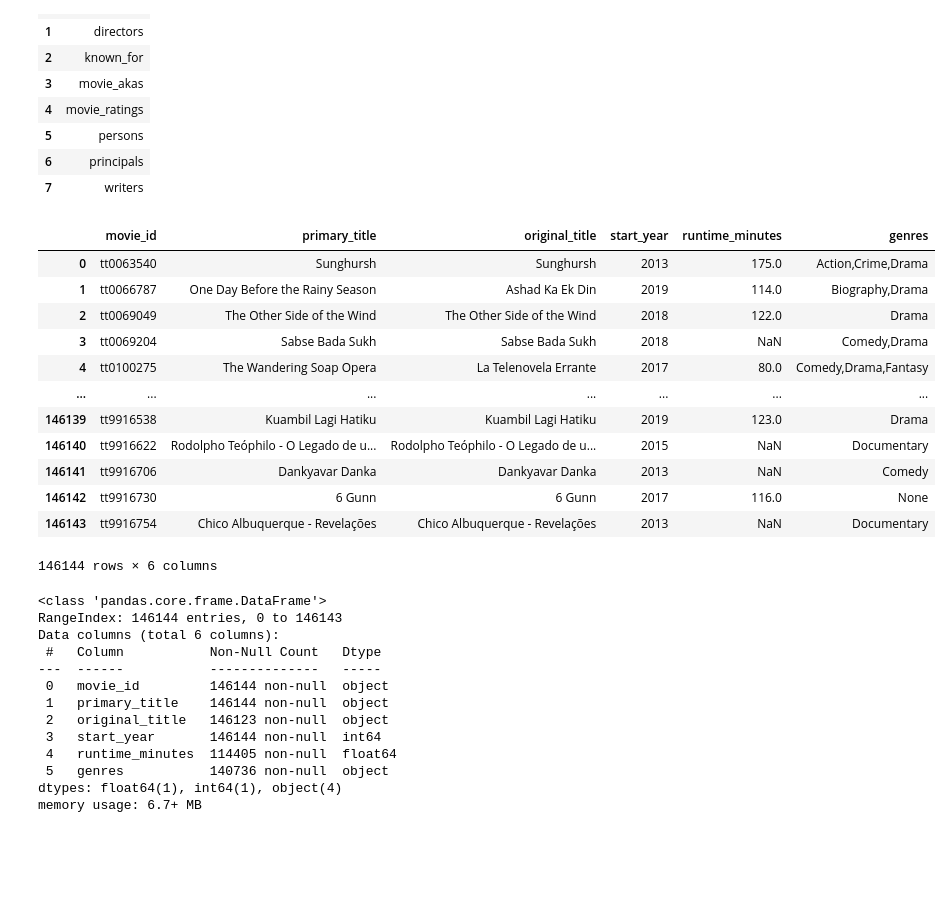
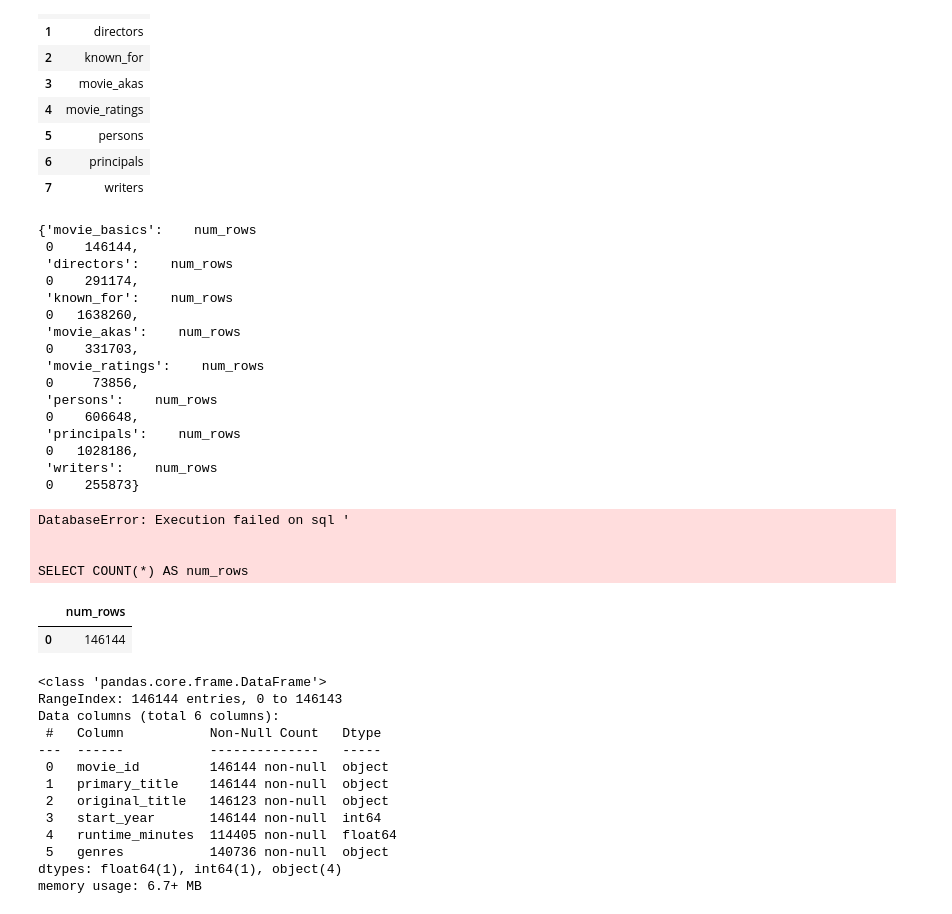
Before and after one commit to ckucewicz/movie_analysis_project, a Jupyter notebook: miscellaneous_notebook.ipynb, the cells around one changed output. Cells and saved outputs as stored; diff of their text form; code cells hidden in the pictures; blank space fills up the shorter version.

```diff
--- a/miscellaneous_notebook.ipynb
+++ b/miscellaneous_notebook.ipynb
@@ -224,29 +211,59 @@ db_tables
 | 5 | persons |
 | 6 | principals |
 | 7 | writers |
+# %%
+table_names = list(db_tables['name'])
+
+tables = {key: None for key in table_names}
+
+for table_name in tables.keys():
+    sqlite_table = f"SELECT COUNT(*) AS num_rows FROM {table_name}"
+    tables[table_name] = pd.read_sql(sqlite_table, conn)
+
+tables
+# %% [output]
+{'movie_basics':    num_rows
+ 0    146144,
+ 'directors':    num_rows
+ 0    291174,
+ 'known_for':    num_rows
+ 0   1638260,
+ 'movie_akas':    num_rows
+ 0    331703,
+ 'movie_ratings':    num_rows
+ 0     73856,
+ 'persons':    num_rows
+ 0    606648,
+ 'principals':    num_rows
+ 0   1028186,
+ 'writers':    num_rows
+ 0    255873}
+# %%
+pd.read_sql("""
+
+
+SELECT COUNT(*) AS num_rows
+FROM movie_basics
+DROP INDEX
+
+""", conn)
+# %% [output]
+DatabaseError: Execution failed on sql '
+
+
+SELECT COUNT(*) AS num_rows
 # %%
 movie_basics = pd.read_sql("""
 
-SELECT *
+SELECT COUNT(*) AS num_rows
 FROM movie_basics
 
 """, conn)
 
 movie_basics
 # %% [output]
-|  | movie_id | primary_title | original_title | start_year | runtime_minutes | genres |
-| 0 | tt0063540 | Sunghursh | Sunghursh | 2013 | 175.0 | Action,Crime,Drama |
-| 1 | tt0066787 | One Day Before the Rainy Season | Ashad Ka Ek Din | 2019 | 114.0 | Biography,Drama |
-| 2 | tt0069049 | The Other Side of the Wind | The Other Side of the Wind | 2018 | 122.0 | Drama |
-| 3 | tt0069204 | Sabse Bada Sukh | Sabse Bada Sukh | 2018 | NaN | Comedy,Drama |
-| 4 | tt0100275 | The Wandering Soap Opera | La Telenovela Errante | 2017 | 80.0 | Comedy,Drama,Fantasy |
-| ... | ... | ... | ... | ... | ... | ... |
-| 146139 | tt9916538 | Kuambil Lagi Hatiku | Kuambil Lagi Hatiku | 2019 | 123.0 | Drama |
-| 146140 | tt9916622 | Rodolpho Teóphilo - O Legado de u... | Rodolpho Teóphilo - O Legado de u... | 2015 | NaN | Documentary |
-| 146141 | tt9916706 | Dankyavar Danka | Dankyavar Danka | 2013 | NaN | Comedy |
-| 146142 | tt9916730 | 6 Gunn | 6 Gunn | 2017 | 116.0 | None |
-| 146143 | tt9916754 | Chico Albuquerque - Revelações | Chico Albuquerque - Revelações | 2013 | NaN | Documentary |
+|  | num_rows |
+| 0 | 146144 |
-146144 rows × 6 columns
 # %%
 movie_basics.info()
 # %% [output]
```
Also changed, not shown: parts of 13 cells of this notebook, 1 other file.
